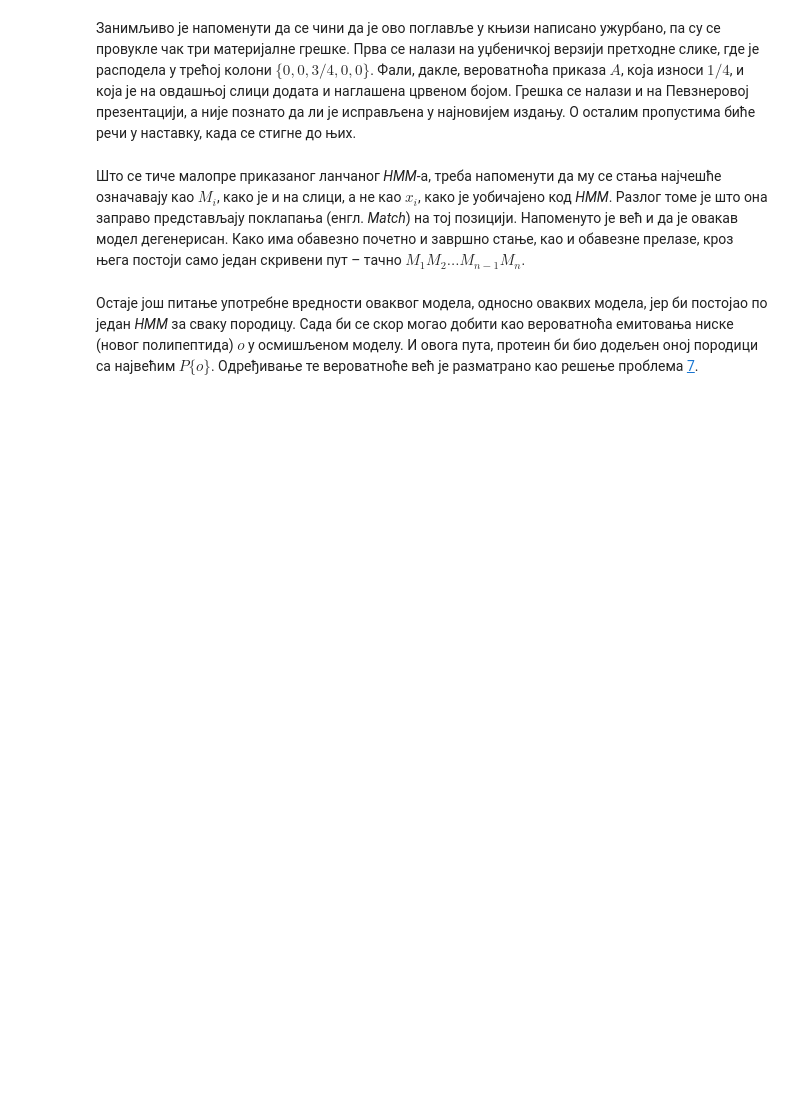
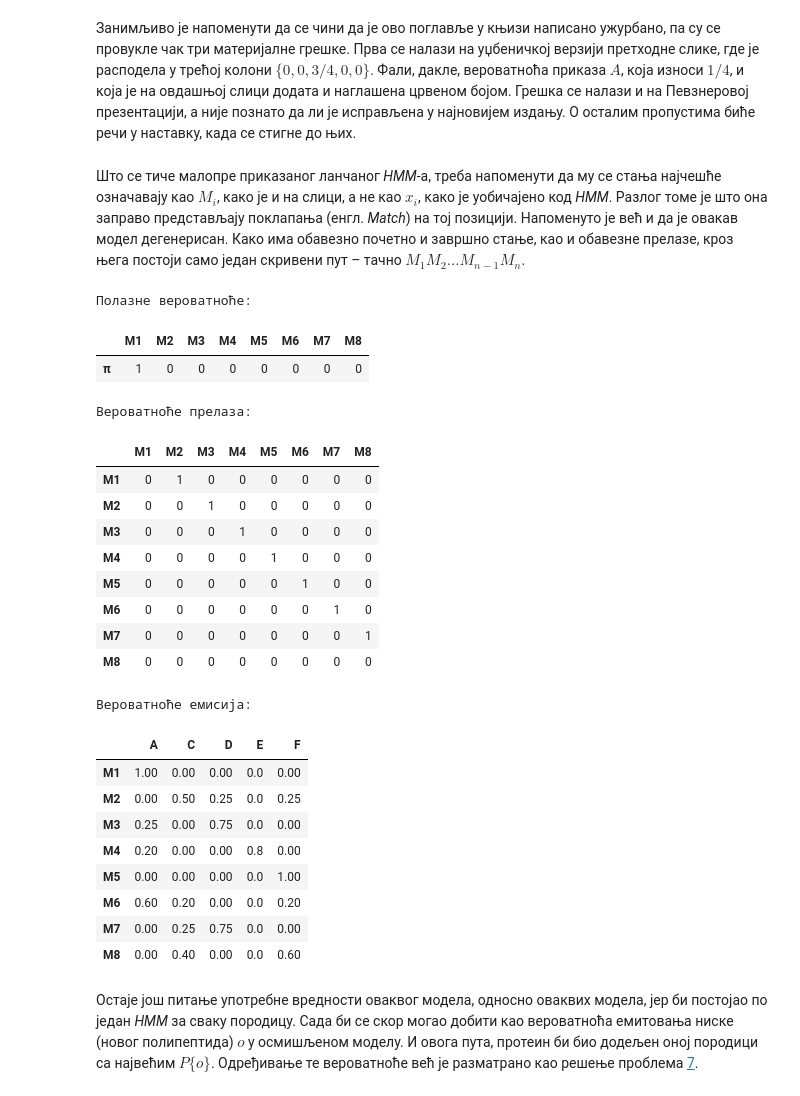
Before and after one commit to matfija/HMM-u-bioinformatici, a Jupyter notebook: lekcija/HMM-u-bioinformatici.ipynb, the cells around one changed output. Cells and saved outputs as stored; diff of their text form; code cells hidden in the pictures; blank space fills up the shorter version.

```diff
--- a/lekcija/HMM-u-bioinformatici.ipynb
+++ b/lekcija/HMM-u-bioinformatici.ipynb
@@ -3610,3 +3613,56 @@ profhmm = ProfHMM(prof)
+# %%
+# Леп приказ модела
+def prikazi(hmm):
+    # Издвајање пролазних вероватноћа
+    pi = DataFrame([[hmm.pi[i] for i in hmm.x]],
+                   index=['π'], columns=hmm.x)
+
+    # Приказ полазних вероватноћа
+    print('Полазне вероватноће:')
+    display(pi)
+
+    # Издвајање вероватноћа прелаза
+    a = DataFrame([[hmm.a[i][j] for j in hmm.x] for i in hmm.x],
+                  index=hmm.x, columns=hmm.x)
+
+    # Приказ вероватноћа прелаза
+    print('Вероватноће прелаза:')
+    display(a)
+
+    # Издвајање излазних вероватноћа
+    b = DataFrame([[hmm.b[i][j] for j in hmm.y] for i in hmm.x],
+                  index=hmm.x, columns=hmm.y)
+
+    # Приказ излазних вероватноћа
+    print('Вероватноће емисија:')
+    display(b)
+# %%
+# Леп приказ модела
+prikazi(profhmm)
+# %% [output]
+Полазне вероватноће:
+|  | M1 | M2 | M3 | M4 | M5 | M6 | M7 | M8 |
+| π | 1 | 0 | 0 | 0 | 0 | 0 | 0 | 0 |
+Вероватноће прелаза:
+|  | M1 | M2 | M3 | M4 | M5 | M6 | M7 | M8 |
+| M1 | 0 | 1 | 0 | 0 | 0 | 0 | 0 | 0 |
+| M2 | 0 | 0 | 1 | 0 | 0 | 0 | 0 | 0 |
+| M3 | 0 | 0 | 0 | 1 | 0 | 0 | 0 | 0 |
+| M4 | 0 | 0 | 0 | 0 | 1 | 0 | 0 | 0 |
+| M5 | 0 | 0 | 0 | 0 | 0 | 1 | 0 | 0 |
+| M6 | 0 | 0 | 0 | 0 | 0 | 0 | 1 | 0 |
+| M7 | 0 | 0 | 0 | 0 | 0 | 0 | 0 | 1 |
+| M8 | 0 | 0 | 0 | 0 | 0 | 0 | 0 | 0 |
+Вероватноће емисија:
+|  | A | C | D | E | F |
+| M1 | 1.00 | 0.00 | 0.00 | 0.0 | 0.00 |
+| M2 | 0.00 | 0.50 | 0.25 | 0.0 | 0.25 |
+| M3 | 0.25 | 0.00 | 0.75 | 0.0 | 0.00 |
+| M4 | 0.20 | 0.00 | 0.00 | 0.8 | 0.00 |
+| M5 | 0.00 | 0.00 | 0.00 | 0.0 | 1.00 |
+| M6 | 0.60 | 0.20 | 0.00 | 0.0 | 0.20 |
+| M7 | 0.00 | 0.25 | 0.75 | 0.0 | 0.00 |
+| M8 | 0.00 | 0.40 | 0.00 | 0.0 | 0.60 |
 # %% [markdown]
 Остаје још питање употребне вредности оваквог модела, односно оваквих модела, јер би постојао по један *HMM* за сваку породицу. Сада би се скор могао добити као вероватноћа емитовања ниске (новог полипептида) $o$ у осмишљеном моделу. И овога пута, протеин би био додељен оној породици са највећим $P\{o\}$. Одређивање те вероватноће већ је разматрано као решење проблема [7].
 
```
Also changed, not shown: parts of 12 cells of this notebook, 1 other file.
